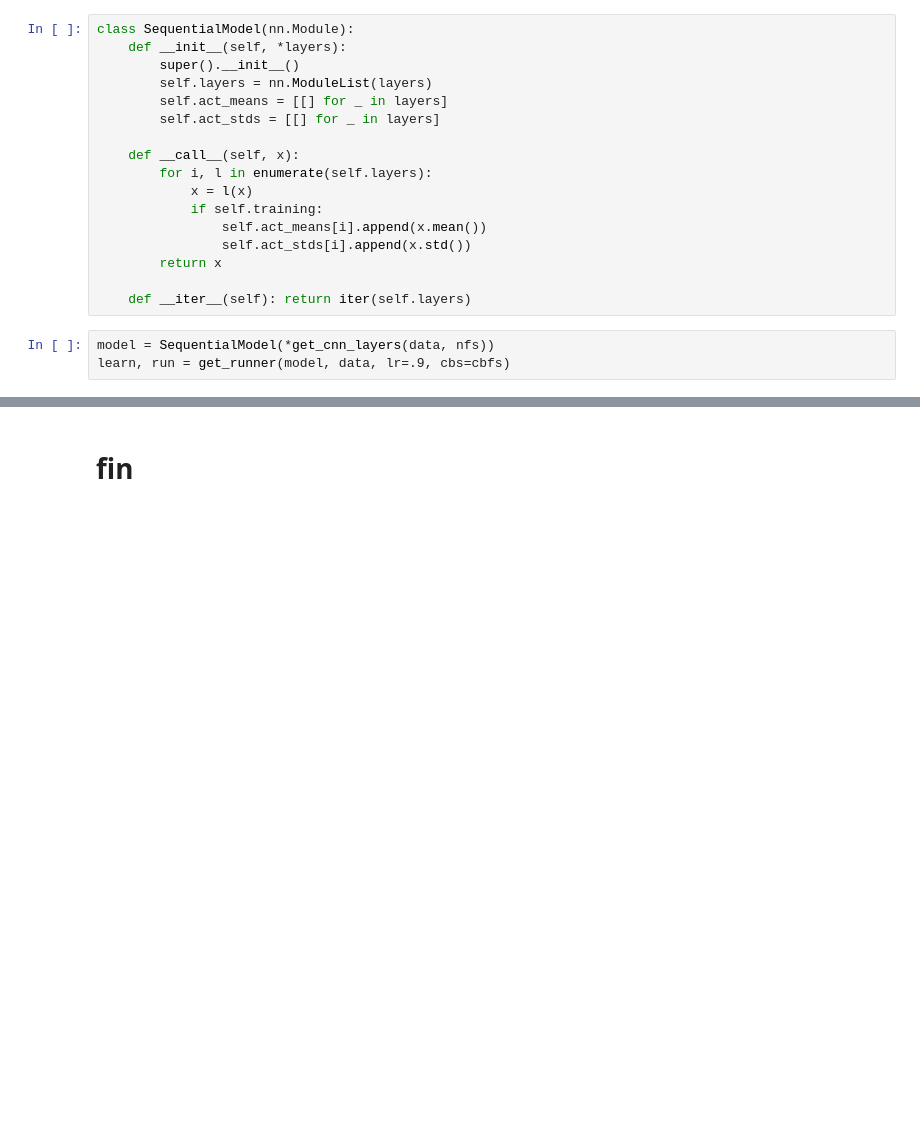
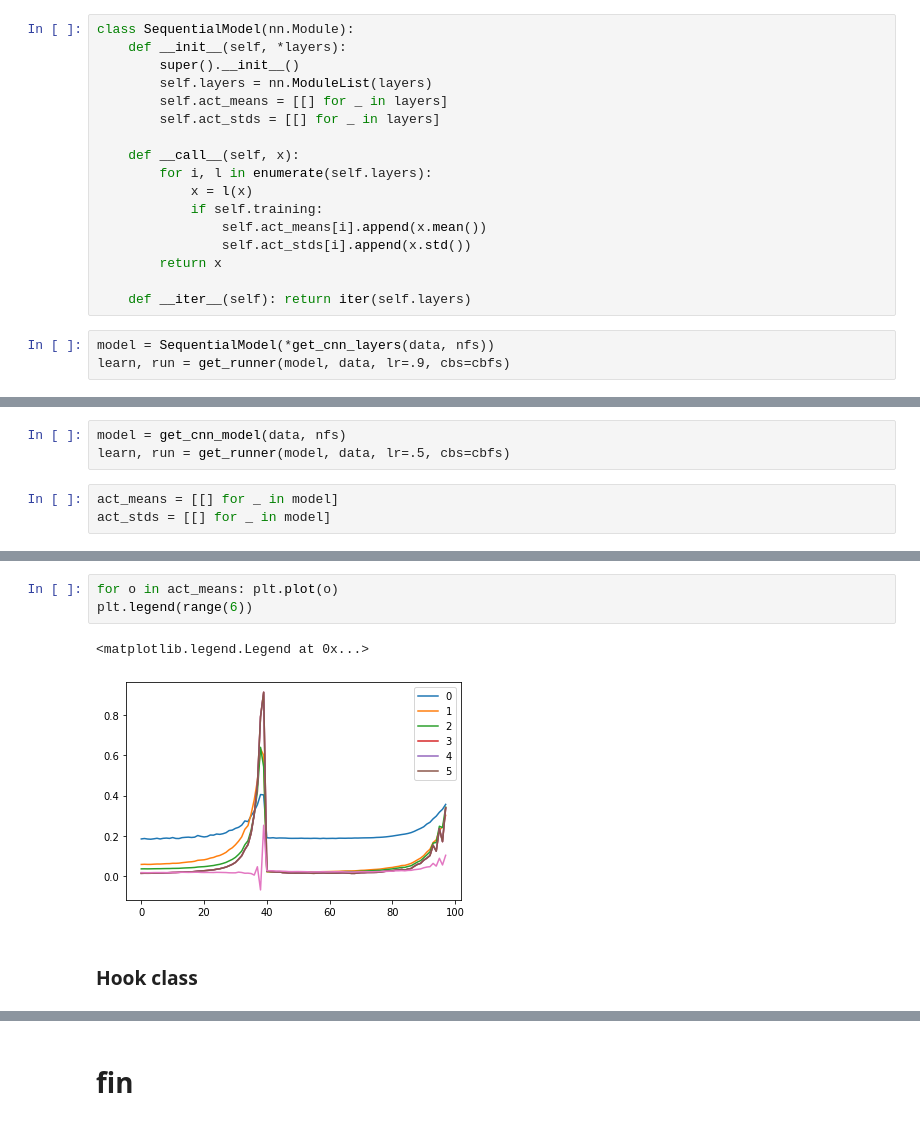
Before and after one commit to qAp/course-v3, a Jupyter notebook: nbs/dl2/06_cuda_cnn_hooks_init-lookntype.ipynb, the cells around one changed output, grey strips where cells are left out. Drawn from its saved outputs; the diff is of its cells as text; blank space fills up the shorter version.

```diff
--- a/nbs/dl2/06_cuda_cnn_hooks_init-lookntype.ipynb
+++ b/nbs/dl2/06_cuda_cnn_hooks_init-lookntype.ipynb
@@ -207,0 +228,6 @@ for l, m in enumerate(model.act_means):
+# %%
+model = get_cnn_model(data, nfs)
+learn, run = get_runner(model, data, lr=.5, cbs=cbfs)
+# %%
+act_means = [[] for _ in model]
+act_stds = [[] for _ in model]
@@ -207,0 +247,8 @@ for l, m in enumerate(model.act_means):
+# %%
+for o in act_means: plt.plot(o)
+plt.legend(range(6))
+# %% [output]
+<matplotlib.legend.Legend at 0x...>
+[figure, added]
+# %% [markdown]
+### Hook class
```
Also changed, not shown: parts of 18 cells of this notebook.
